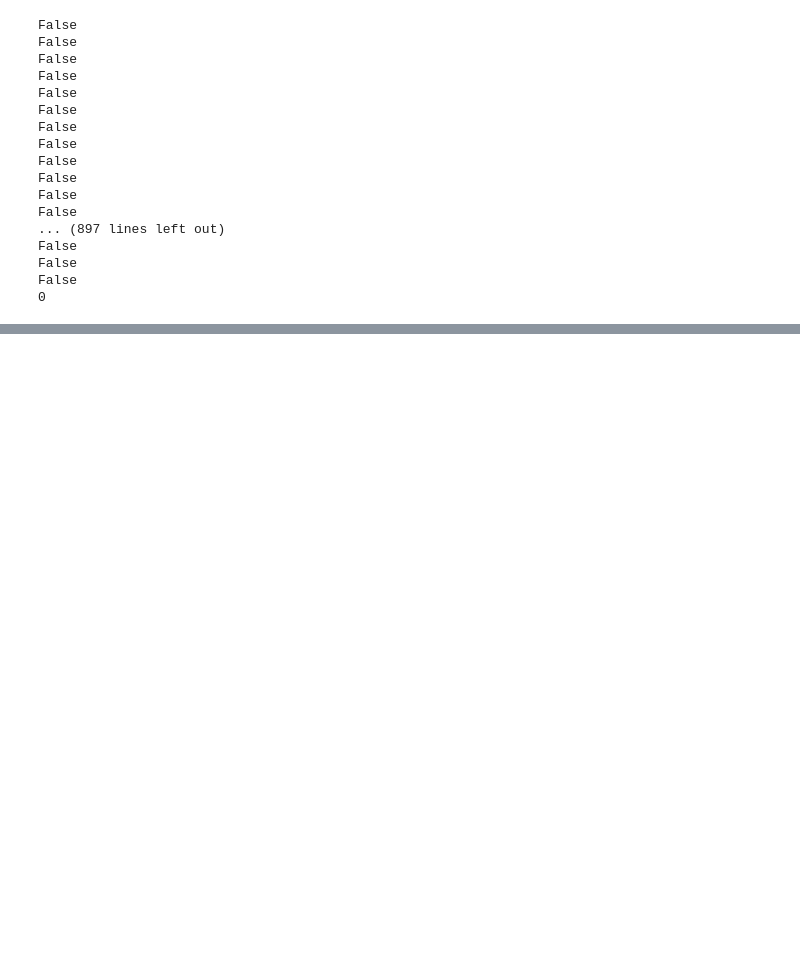
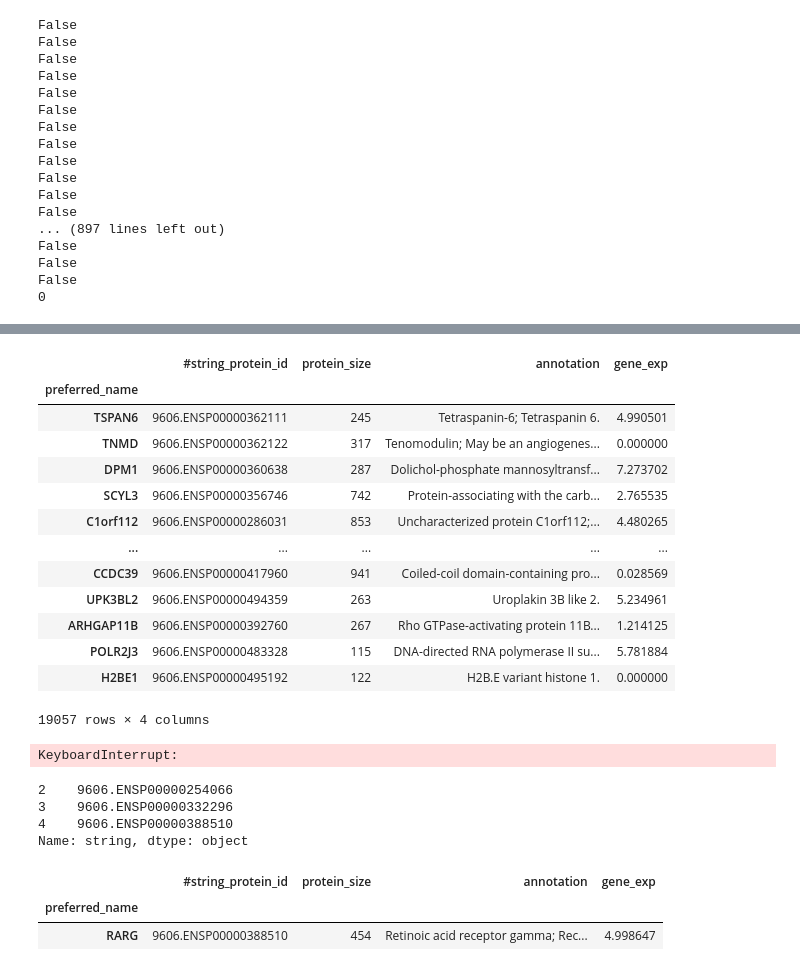
Before and after one commit to Sarmeili/DrugRankingProject, a Jupyter notebook: datacleaning/ccle_to_string.ipynb, the cells around one changed output, grey strips where cells are left out. Saved outputs shown, nothing was run; the diff lists cells and outputs as text; code cells hidden in the pictures; blank space fills up the shorter version.

```diff
--- a/datacleaning/ccle_to_string.ipynb
+++ b/datacleaning/ccle_to_string.ipynb
@@ -144,0 +449,2 @@ Index(['ACP3', 'MDH1', 'KATNIP', 'POLR1H', 'IRAG1', 'DNAAF6', 'OPRK1', 'BPNT2',
+# %%
+string = string.set_index('preferred_name')
@@ -144,0 +468,5 @@ Index(['ACP3', 'MDH1', 'KATNIP', 'POLR1H', 'IRAG1', 'DNAAF6', 'OPRK1', 'BPNT2',
+# %%
+cll_exp = list(exp.iloc[0,:][1:])
+# %%
+percll = string.reindex(list(exp.columns[1:]))
+percll
@@ -144,0 +488,39 @@ Index(['ACP3', 'MDH1', 'KATNIP', 'POLR1H', 'IRAG1', 'DNAAF6', 'OPRK1', 'BPNT2',
+# %%
+percll['gene_exp'] = cll_exp
+# %%
+percll
+# %% [output]
+|  | #string_protein_id | protein_size | annotation | gene_exp |
+| preferred_name |  |  |  |  |
+| TSPAN6 | 9606.ENSP00000362111 | 245 | Tetraspanin-6; Tetraspanin 6. | 4.990501 |
+| TNMD | 9606.ENSP00000362122 | 317 | Tenomodulin; May be an angiogenes... | 0.000000 |
+| DPM1 | 9606.ENSP00000360638 | 287 | Dolichol-phosphate mannosyltransf... | 7.273702 |
+| SCYL3 | 9606.ENSP00000356746 | 742 | Protein-associating with the carb... | 2.765535 |
+| C1orf112 | 9606.ENSP00000286031 | 853 | Uncharacterized protein C1orf112;... | 4.480265 |
+| ... | ... | ... | ... | ... |
+| CCDC39 | 9606.ENSP00000417960 | 941 | Coiled-coil domain-containing pro... | 0.028569 |
+| UPK3BL2 | 9606.ENSP00000494359 | 263 | Uroplakin 3B like 2. | 5.234961 |
+| ARHGAP11B | 9606.ENSP00000392760 | 267 | Rho GTPase-activating protein 11B... | 1.214125 |
+| POLR2J3 | 9606.ENSP00000483328 | 115 | DNA-directed RNA polymerase II su... | 5.781884 |
+| H2BE1 | 9606.ENSP00000495192 | 122 | H2B.E variant histone 1. | 0.000000 |
+19057 rows × 4 columns
+# %%
+import tqdm
+for i, row in tqdm.tqdm(ppi[ppi['combined_score']>600].iterrows(), total=ppi[ppi['combined_score']>600].shape[0]):
+    if row['protein1'] not in percll['#string_protein_id'] or row['protein2'] not in percll['#string_protein_id']:
+        my_df = ppi[ppi['combined_score']>600].drop(i, axis=0)
+# %% [output]
+KeyboardInterrupt:
+# %%
+tretinoin['string']
+# %% [output]
+2    9606.ENSP00000254066
+3    9606.ENSP00000332296
+4    9606.ENSP00000388510
+Name: string, dtype: object
+# %%
+percll[percll['#string_protein_id']==tretinoin['string'][4]]
+# %% [output]
+|  | #string_protein_id | protein_size | annotation | gene_exp |
+| preferred_name |  |  |  |  |
+| RARG | 9606.ENSP00000388510 | 454 | Retinoic acid receptor gamma; Rec... | 4.998647 |
```
Also changed, not shown: parts of 86 cells of this notebook, 7 other files.
